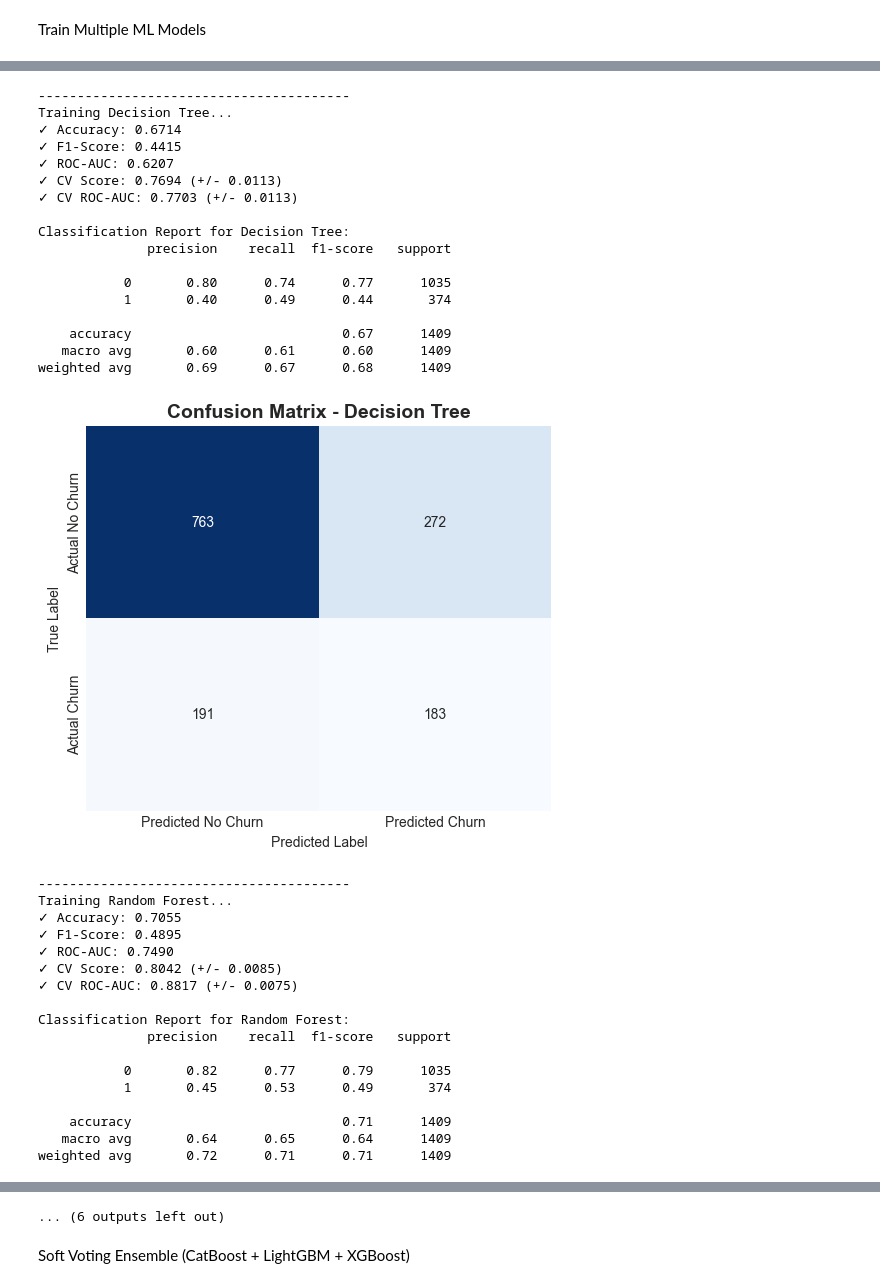
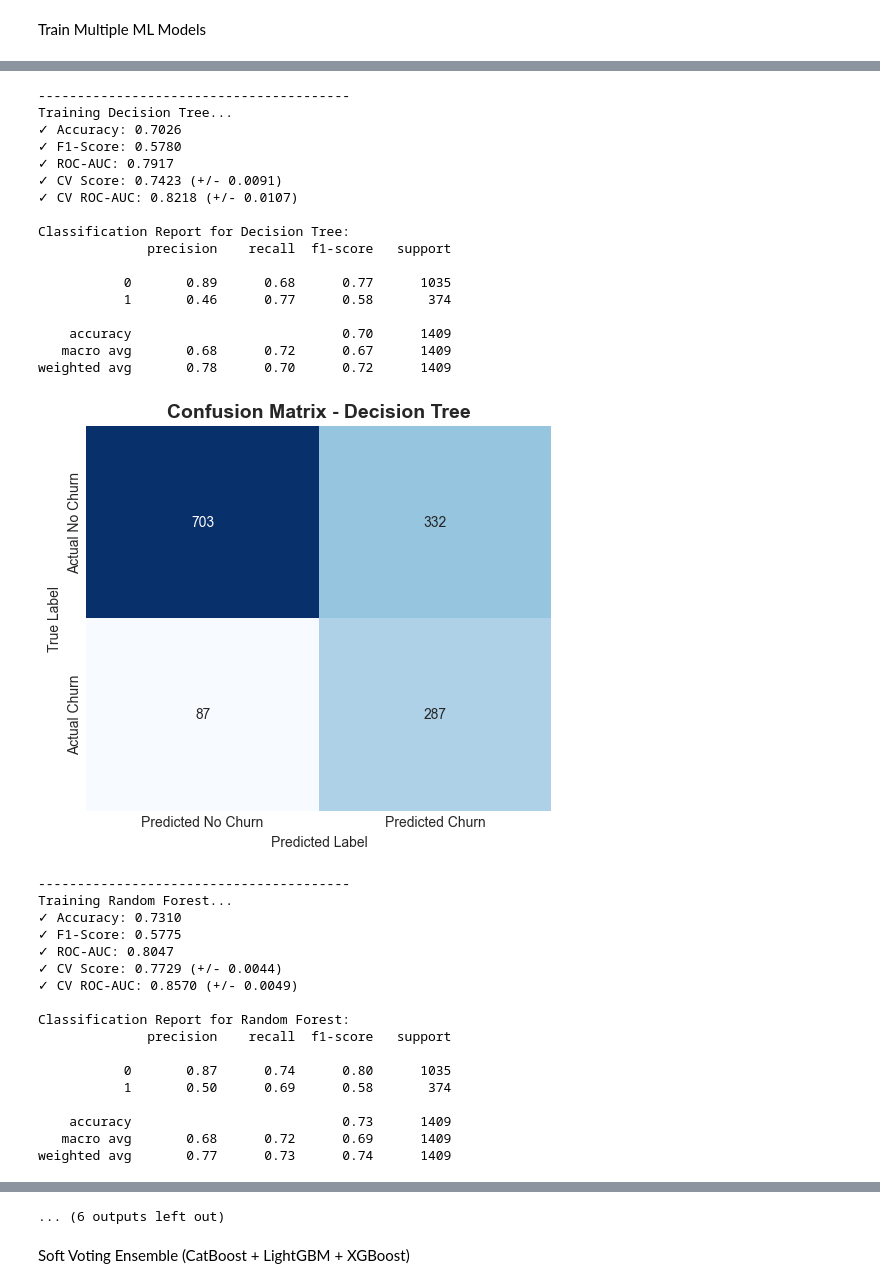
Before and after one commit to TasnimulIntazamAsif/Customer-Churn-Prediction, a Jupyter notebook: cynthia_churn.ipynb, the cells around one changed output, grey strips where cells are left out. Drawn from its saved outputs; the diff is of its cells as text; code cells hidden in the pictures.

```diff
--- a/cynthia_churn.ipynb
+++ b/cynthia_churn.ipynb
@@ -568,9 +568,12 @@ boruta_selector = BorutaPy(rf_boruta, n_estimators='auto', random_state=42, max_
 # Fit Boruta (needs numpy array)
 boruta_selector.fit(X_train.values, y_train.values)
 
-# Get selected features
+# Get selected features (include weak if few strong to improve signal)
 selected_features = X_train.columns[boruta_selector.support_].tolist()
 selected_features_weak = X_train.columns[boruta_selector.support_weak_].tolist()
+if len(selected_features) < 8 and len(selected_features_weak) > 0:
+    selected_features = list(dict.fromkeys(selected_features + selected_features_weak))
+    print("Included weak Boruta features to improve accuracy.")
 
 print(f"Number of selected features: {len(selected_features)}")
 print(f"Number of weakly selected features: {len(selected_features_weak)}")
@@ -702,17 +705,17 @@ print("="*60)
 print("TRAINING MULTIPLE ML MODELS")
 print("="*60)
 
-# Dictionary of models to train
+# Dictionary of models (regularized/constrained to reduce overfitting)
 models = {
-    'Logistic Regression': LogisticRegression(random_state=42, max_iter=1000),
-    'Decision Tree': DecisionTreeClassifier(random_state=42),
-    'Random Forest': RandomForestClassifier(n_estimators=100, random_state=42, n_jobs=-1),
-    'SVM': SVC(probability=True, random_state=42),
+    'Logistic Regression': LogisticRegression(C=0.5, max_iter=2000, random_state=42, solver='lbfgs'),
+    'Decision Tree': DecisionTreeClassifier(max_depth=8, min_samples_leaf=20, random_state=42),
+    'Random Forest': RandomForestClassifier(n_estimators=200, max_depth=12, min_samples_leaf=10, random_state=42, n_jobs=-1),
+    'SVM': SVC(C=1.0, gamma='scale', probability=True, random_state=42),
     'Naive Bayes': GaussianNB(),
-    'KNN': KNeighborsClassifier(n_neighbors=5),
-    'XGBoost': XGBClassifier(random_state=42, eval_metric='logloss', use_label_encoder=False),
-    'LightGBM': LGBMClassifier(random_state=42, verbose=-1),
-    'CatBoost': CatBoostClassifier(random_state=42, verbose=0)
+    'KNN': KNeighborsClassifier(n_neighbors=15, weights='distance'),
+    'XGBoost': XGBClassifier(n_estimators=200, max_depth=6, learning_rate=0.05, reg_alpha=0.1, reg_lambda=1.0, random_state=42, eval_metric='logloss', use_label_encoder=False),
+    'LightGBM': LGBMClassifier(n_estimators=200, max_depth=6, learning_rate=0.05, reg_alpha=0.1, reg_lambda=1.0, random_state=42, verbose=-1),
+    'CatBoost': CatBoostClassifier(iterations=200, depth=6, l2_leaf_reg=3, random_state=42, verbose=0)
 }
 
 # Train and evaluate each model
@@ -758,46 +761,46 @@ Training Logistic Regression...
 ✓ CV ROC-AUC: 0.8016 (+/- 0.0015)
 
 ... (5 lines left out)
 
     accuracy                           0.72      1409
    macro avg       0.68      0.72      0.68      1409
 weighted avg       0.77      0.72      0.73      1409
 [figure]
 ----------------------------------------
 Training Decision Tree...
-✓ Accuracy: 0.6714
-✓ F1-Score: 0.4415
-✓ ROC-AUC: 0.6207
-✓ CV Score: 0.7694 (+/- 0.0113)
-✓ CV ROC-AUC: 0.7703 (+/- 0.0113)
+✓ Accuracy: 0.7026
+✓ F1-Score: 0.5780
+✓ ROC-AUC: 0.7917
+✓ CV Score: 0.7423 (+/- 0.0091)
+✓ CV ROC-AUC: 0.8218 (+/- 0.0107)
 
 Classification Report for Decision Tree:
               precision    recall  f1-score   support
 
-           0       0.80      0.74      0.77      1035
-           1       0.40      0.49      0.44       374
+           0       0.89      0.68      0.77      1035
+           1       0.46      0.77      0.58       374
 
-    accuracy                           0.67      1409
-   macro avg       0.60      0.61      0.60      1409
-weighted avg       0.69      0.67      0.68      1409
+    accuracy                           0.70      1409
+   macro avg       0.68      0.72      0.67      1409
+weighted avg       0.78      0.70      0.72      1409
-[figure, old version]
+[figure, new version]
 ----------------------------------------
 Training Random Forest...
-✓ Accuracy: 0.7055
-✓ F1-Score: 0.4895
-✓ ROC-AUC: 0.7490
-✓ CV Score: 0.8042 (+/- 0.0085)
-✓ CV ROC-AUC: 0.8817 (+/- 0.0075)
+✓ Accuracy: 0.7310
+✓ F1-Score: 0.5775
+✓ ROC-AUC: 0.8047
+✓ CV Score: 0.7729 (+/- 0.0044)
+✓ CV ROC-AUC: 0.8570 (+/- 0.0049)
 
 Classification Report for Random Forest:
               precision    recall  f1-score   support
 
-           0       0.82      0.77      0.79      1035
-           1       0.45      0.53      0.49       374
+           0       0.87      0.74      0.80      1035
+           1       0.50      0.69      0.58       374
 
-    accuracy                           0.71      1409
-   macro avg       0.64      0.65      0.64      1409
-weighted avg       0.72      0.71      0.71      1409
+    accuracy                           0.73      1409
+   macro avg       0.68      0.72      0.69      1409
+weighted avg       0.77      0.73      0.74      1409
 [figure]
 ----------------------------------------
 Training SVM...
```
Also changed, not shown: parts of 14 cells of this notebook, 8 other files.
